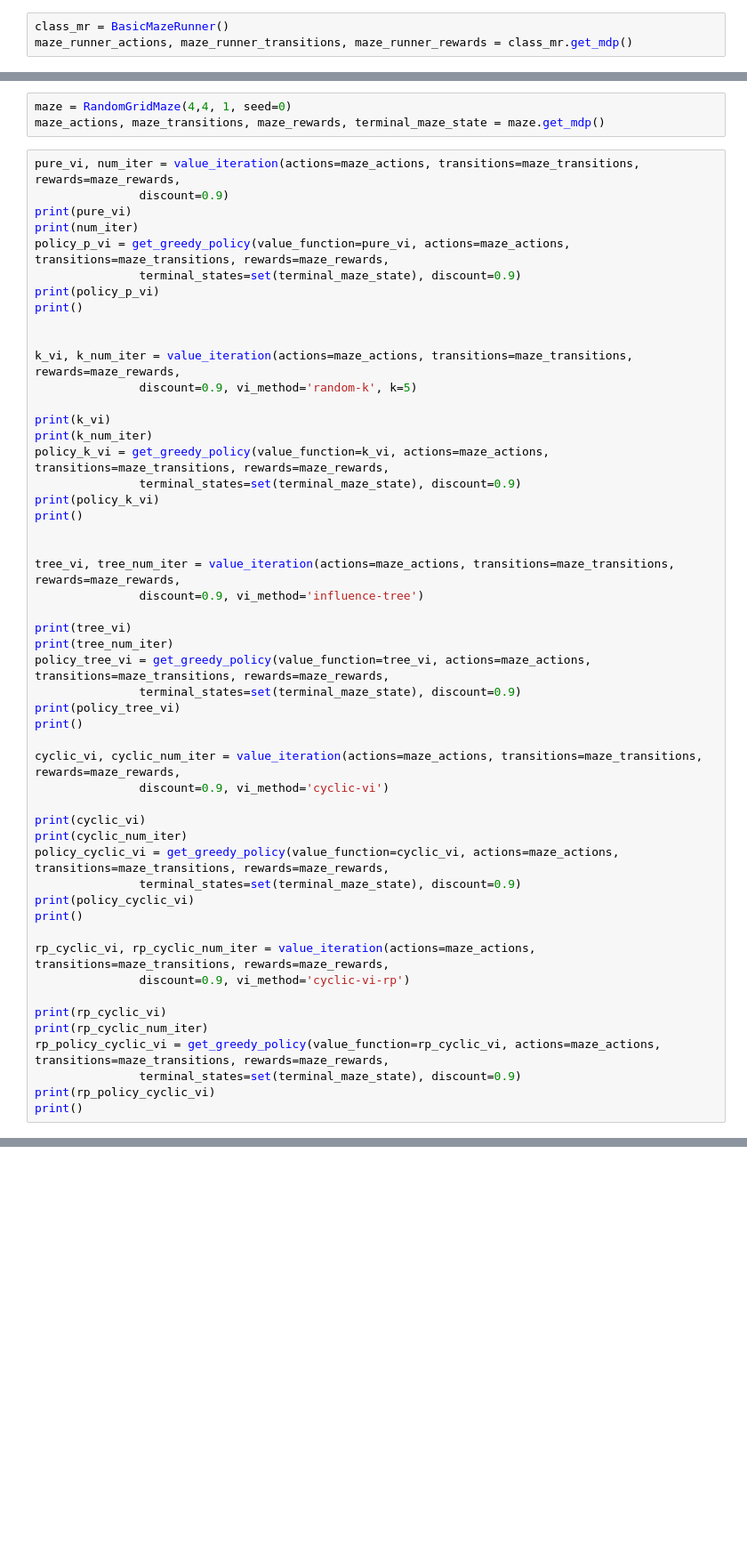
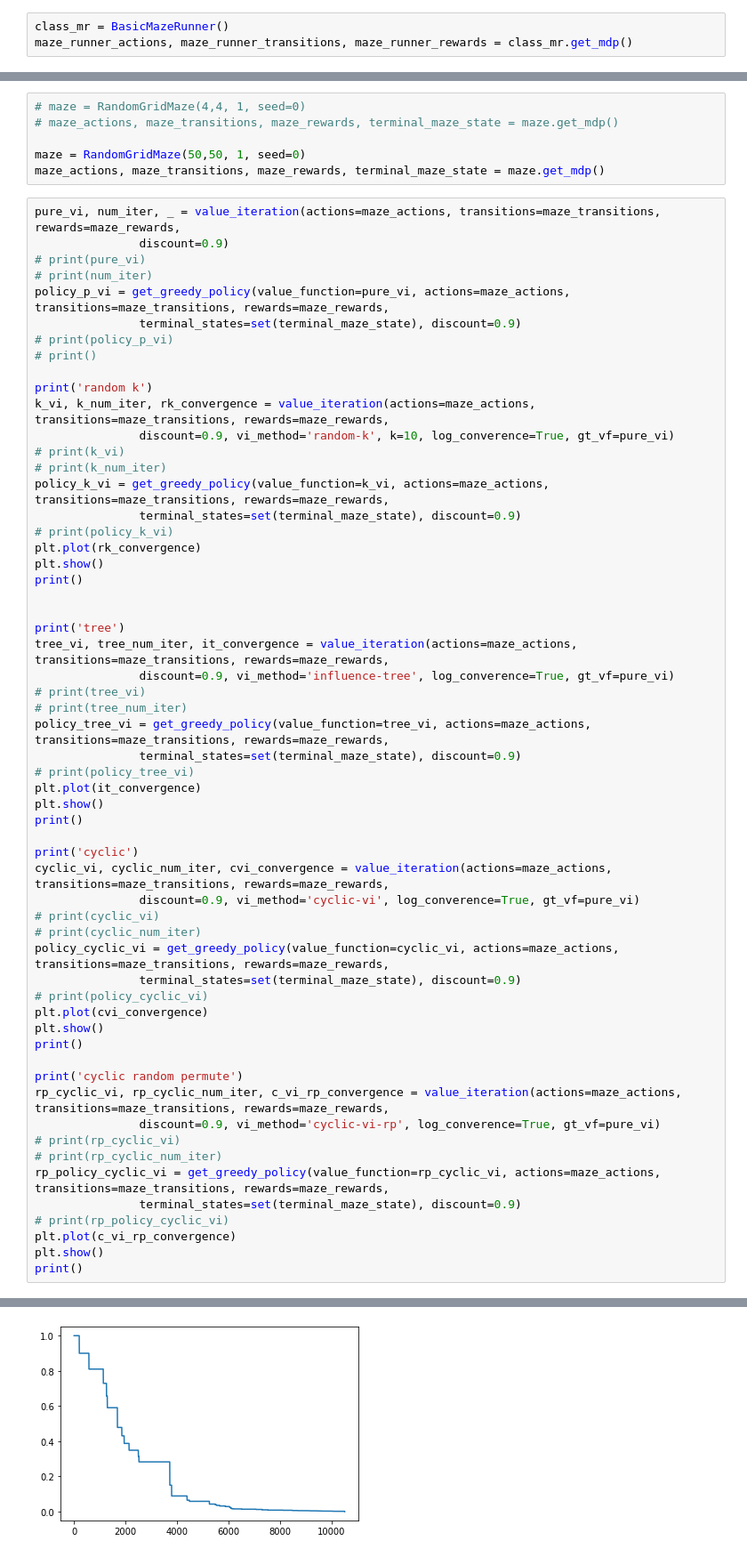
Before and after one commit to sven-lerner/cme_307_project, a Jupyter notebook: vi.ipynb, the cells around one changed output, grey strips where cells are left out. Shown at 89% size. Saved outputs shown, nothing was run; the diff lists cells and outputs as text; blank space fills up the shorter version.

```diff
--- a/vi.ipynb
+++ b/vi.ipynb
@@ -38,55 +50,65 @@ print(rp_cyclic_vi, rp_num_iter_cyclic)
 # %%
-maze = RandomGridMaze(4,4, 1, seed=0)
+# maze = RandomGridMaze(4,4, 1, seed=0)
+# maze_actions, maze_transitions, maze_rewards, terminal_maze_state = maze.get_mdp()
+
+maze = RandomGridMaze(50,50, 1, seed=0)
 maze_actions, maze_transitions, maze_rewards, terminal_maze_state = maze.get_mdp()
 # %%
-pure_vi, num_iter = value_iteration(actions=maze_actions, transitions=maze_transitions, rewards=maze_rewards,
+pure_vi, num_iter, _ = value_iteration(actions=maze_actions, transitions=maze_transitions, rewards=maze_rewards,
                discount=0.9)
-print(pure_vi)
-print(num_iter)
+# print(pure_vi)
+# print(num_iter)
 policy_p_vi = get_greedy_policy(value_function=pure_vi, actions=maze_actions, transitions=maze_transitions, rewards=maze_rewards,
                terminal_states=set(terminal_maze_state), discount=0.9)
-print(policy_p_vi)
+# print(policy_p_vi)
+# print()
+
+print('random k')
+k_vi, k_num_iter, rk_convergence = value_iteration(actions=maze_actions, transitions=maze_transitions, rewards=maze_rewards,
+               discount=0.9, vi_method='random-k', k=10, log_converence=True, gt_vf=pure_vi)
+# print(k_vi)
+# print(k_num_iter)
+policy_k_vi = get_greedy_policy(value_function=k_vi, actions=maze_actions, transitions=maze_transitions, rewards=maze_rewards,
+               terminal_states=set(terminal_maze_state), discount=0.9)
+# print(policy_k_vi)
+plt.plot(rk_convergence)
+plt.show()
 print()
 
 
-k_vi, k_num_iter = value_iteration(actions=maze_actions, transitions=maze_transitions, rewards=maze_rewards,
-               discount=0.9, vi_method='random-k', k=5)
-
-print(k_vi)
-print(k_num_iter)
-policy_k_vi = get_greedy_policy(value_function=k_vi, actions=maze_actions, transitions=maze_transitions, rewards=maze_rewards,
+print('tree')
+tree_vi, tree_num_iter, it_convergence = value_iteration(actions=maze_actions, transitions=maze_transitions, rewards=maze_rewards,
+               discount=0.9, vi_method='influence-tree', log_converence=True, gt_vf=pure_vi)
+# print(tree_vi)
+# print(tree_num_iter)
+policy_tree_vi = get_greedy_policy(value_function=tree_vi, actions=maze_actions, transitions=maze_transitions, rewards=maze_rewards,
                terminal_states=set(terminal_maze_state), discount=0.9)
-print(policy_k_vi)
+# print(policy_tree_vi)
+plt.plot(it_convergence)
+plt.show()
 print()
 
-
-tree_vi, tree_num_iter = value_iteration(actions=maze_actions, transitions=maze_transitions, rewards=maze_rewards,
-               discount=0.9, vi_method='influence-tree')
-
-print(tree_vi)
-print(tree_num_iter)
-policy_tree_vi = get_greedy_policy(value_function=tree_vi, actions=maze_actions, transitions=maze_transitions, rewards=maze_rewards,
+print('cyclic')
+cyclic_vi, cyclic_num_iter, cvi_convergence = value_iteration(actions=maze_actions, transitions=maze_transitions, rewards=maze_rewards,
+               discount=0.9, vi_method='cyclic-vi', log_converence=True, gt_vf=pure_vi)
+# print(cyclic_vi)
+# print(cyclic_num_iter)
+policy_cyclic_vi = get_greedy_policy(value_function=cyclic_vi, actions=maze_actions, transitions=maze_transitions, rewards=maze_rewards,
                terminal_states=set(terminal_maze_state), discount=0.9)
-print(policy_tree_vi)
+# print(policy_cyclic_vi)
+plt.plot(cvi_convergence)
+plt.show()
 print()
 
-cyclic_vi, cyclic_num_iter = value_iteration(actions=maze_actions, transitions=maze_transitions, rewards=maze_rewards,
-               discount=0.9, vi_method='cyclic-vi')
-
-print(cyclic_vi)
-print(cyclic_num_iter)
-policy_cyclic_vi = get_greedy_policy(value_function=cyclic_vi, actions=maze_actions, transitions=maze_transitions, rewards=maze_rewards,
-               terminal_states=set(terminal_maze_state), discount=0.9)
-print(policy_cyclic_vi)
-print()
-
-rp_cyclic_vi, rp_cyclic_num_iter = value_iteration(actions=maze_actions, transitions=maze_transitions, rewards=maze_rewards,
-               discount=0.9, vi_method='cyclic-vi-rp')
-
-print(rp_cyclic_vi)
-print(rp_cyclic_num_iter)
+print('cyclic random permute')
+rp_cyclic_vi, rp_cyclic_num_iter, c_vi_rp_convergence = value_iteration(actions=maze_actions, transitions=maze_transitions, rewards=maze_rewards,
+               discount=0.9, vi_method='cyclic-vi-rp', log_converence=True, gt_vf=pure_vi)
+# print(rp_cyclic_vi)
+# print(rp_cyclic_num_iter)
 rp_policy_cyclic_vi = get_greedy_policy(value_function=rp_cyclic_vi, actions=maze_actions, transitions=maze_transitions, rewards=maze_rewards,
                terminal_states=set(terminal_maze_state), discount=0.9)
-print(rp_policy_cyclic_vi)
+# print(rp_policy_cyclic_vi)
+plt.plot(c_vi_rp_convergence)
+plt.show()
 print()
 # %% [output]
@@ -94,0 +116 @@ print()
+[figure, added]
```
Also changed, not shown: parts of 4 cells of this notebook, 3 other files.
